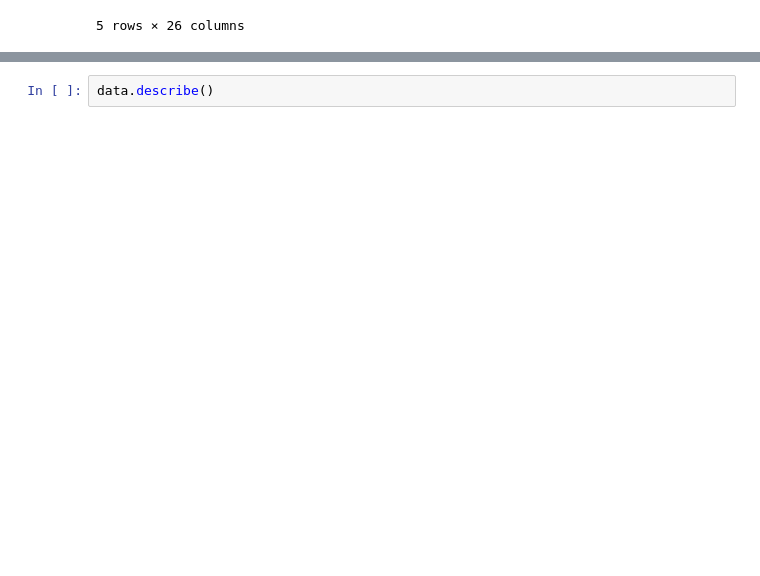
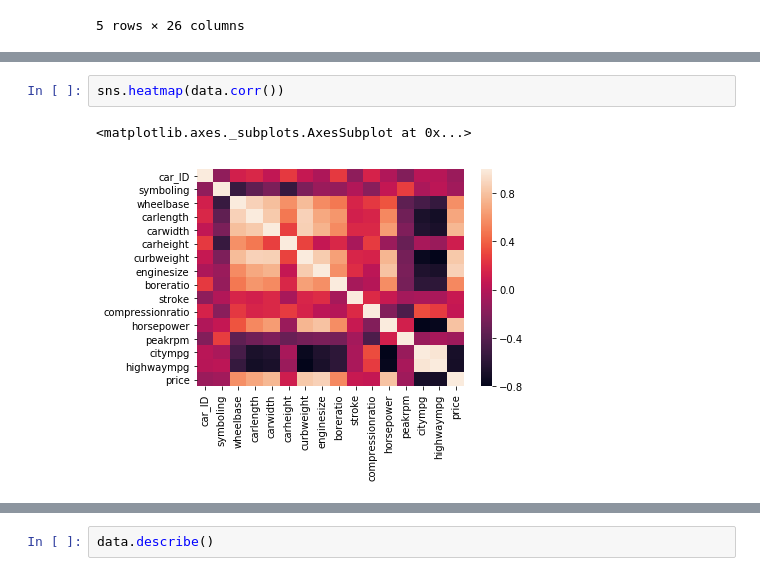
Before and after one commit to VishalSharma2001/Data-Science-With-Python-, a Jupyter notebook: Car_Price.ipynb, the cells around one changed output, grey strips where cells are left out. Saved outputs shown, nothing was run; the diff lists cells and outputs as text; blank space fills up the shorter version.

```diff
--- a/Car_Price.ipynb
+++ b/Car_Price.ipynb
@@ -20,0 +42,5 @@ data.head()
+# %%
+sns.heatmap(data.corr())
+# %% [output]
+<matplotlib.axes._subplots.AxesSubplot at 0x...>
+[figure, added]
```
Also changed, not shown: parts of 25 cells of this notebook, 34 other files.
